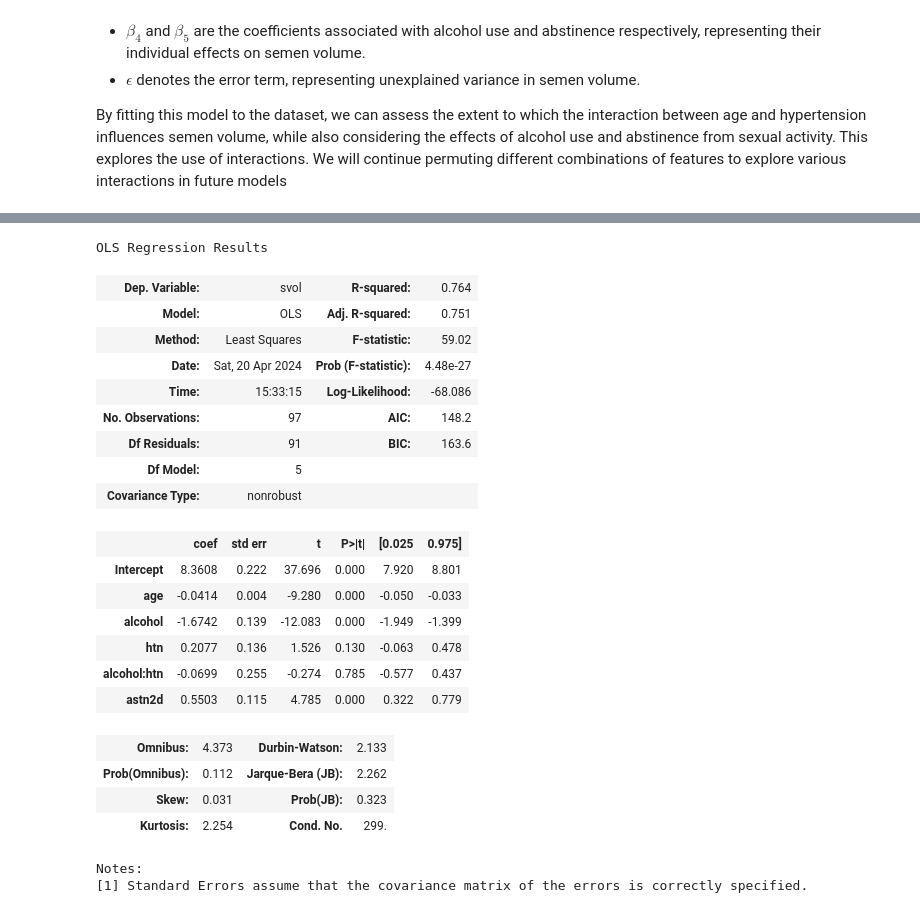
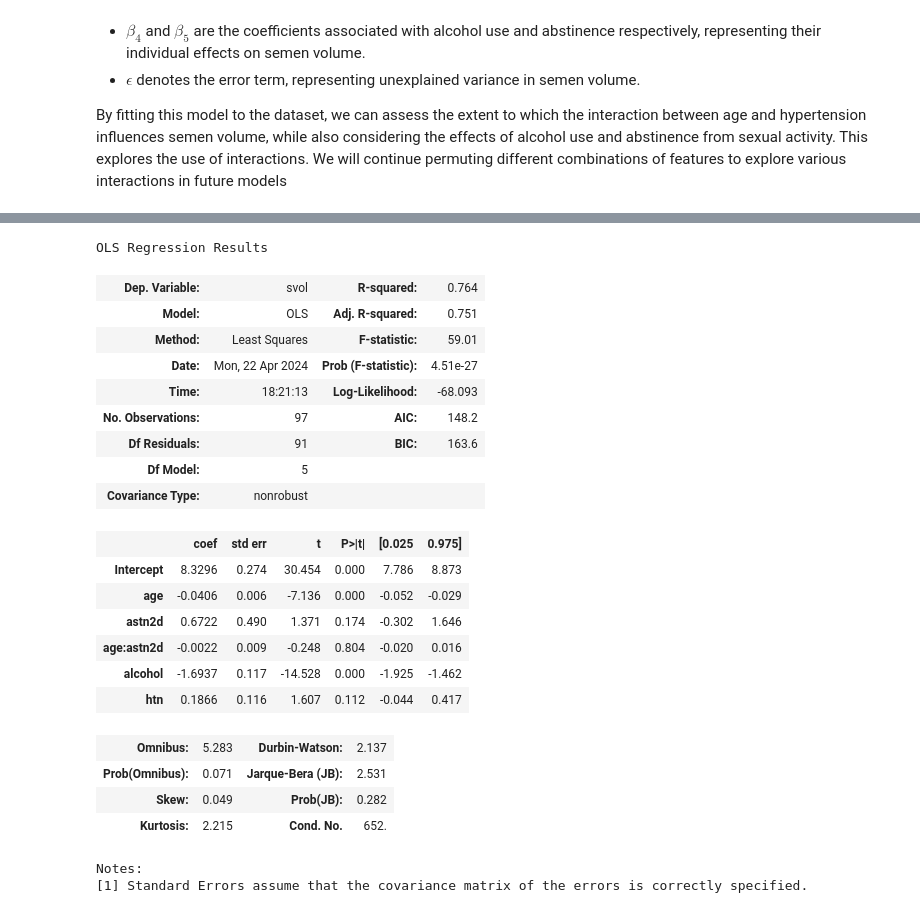
Before and after one commit to Simonlee711/UCLA-Grad-Courses, a Jupyter notebook: BIOMATH204/hw2/pset2.ipynb, the cells around one changed output, grey strips where cells are left out. Saved outputs shown, nothing was run; the diff lists cells and outputs as text; code cells hidden in the pictures.

```diff
--- a/BIOMATH204/hw2/pset2.ipynb
+++ b/BIOMATH204/hw2/pset2.ipynb
@@ -322,31 +351,31 @@ Where:
 # %%
-# Fit a multivariable linear regression model with alcohol and htn interaction
-model_2 = ols('svol ~ age + alcohol * htn + astn2d', data=df).fit()
+# Fit a multivariable linear regression model with age-astn2d and alcohol-htn interactions
+model_4 = ols('svol ~ age * astn2d + alcohol + htn', data=df).fit()
 
-# Summary of the second model
-model_2_summary = model_2.summary()
-model_2_summary
+# Summary of the fourth model
+model_4_summary = model_4.summary()
+model_4_summary
 # %% [output]
 OLS Regression Results
 | Dep. Variable: | svol | R-squared: | 0.764 |
 | Model: | OLS | Adj. R-squared: | 0.751 |
-| Method: | Least Squares | F-statistic: | 59.02 |
-| Date: | Sat, 20 Apr 2024 | Prob (F-statistic): | 4.48e-27 |
-| Time: | 15:33:15 | Log-Likelihood: | -68.086 |
+| Method: | Least Squares | F-statistic: | 59.01 |
+| Date: | Mon, 22 Apr 2024 | Prob (F-statistic): | 4.51e-27 |
+| Time: | 18:21:13 | Log-Likelihood: | -68.093 |
 | No. Observations: | 97 | AIC: | 148.2 |
 | Df Residuals: | 91 | BIC: | 163.6 |
 | Df Model: | 5 |  |  |
 | Covariance Type: | nonrobust |  |  |
 |  | coef | std err | t | P>|t| | [0.025 | 0.975] |
-| Intercept | 8.3608 | 0.222 | 37.696 | 0.000 | 7.920 | 8.801 |
-| age | -0.0414 | 0.004 | -9.280 | 0.000 | -0.050 | -0.033 |
-| alcohol | -1.6742 | 0.139 | -12.083 | 0.000 | -1.949 | -1.399 |
-| htn | 0.2077 | 0.136 | 1.526 | 0.130 | -0.063 | 0.478 |
-| alcohol:htn | -0.0699 | 0.255 | -0.274 | 0.785 | -0.577 | 0.437 |
-| astn2d | 0.5503 | 0.115 | 4.785 | 0.000 | 0.322 | 0.779 |
+| Intercept | 8.3296 | 0.274 | 30.454 | 0.000 | 7.786 | 8.873 |
+| age | -0.0406 | 0.006 | -7.136 | 0.000 | -0.052 | -0.029 |
+| astn2d | 0.6722 | 0.490 | 1.371 | 0.174 | -0.302 | 1.646 |
+| age:astn2d | -0.0022 | 0.009 | -0.248 | 0.804 | -0.020 | 0.016 |
+| alcohol | -1.6937 | 0.117 | -14.528 | 0.000 | -1.925 | -1.462 |
+| htn | 0.1866 | 0.116 | 1.607 | 0.112 | -0.044 | 0.417 |
-| Omnibus: | 4.373 | Durbin-Watson: | 2.133 |
-| Prob(Omnibus): | 0.112 | Jarque-Bera (JB): | 2.262 |
-| Skew: | 0.031 | Prob(JB): | 0.323 |
-| Kurtosis: | 2.254 | Cond. No. | 299. |
+| Omnibus: | 5.283 | Durbin-Watson: | 2.137 |
+| Prob(Omnibus): | 0.071 | Jarque-Bera (JB): | 2.531 |
+| Skew: | 0.049 | Prob(JB): | 0.282 |
+| Kurtosis: | 2.215 | Cond. No. | 652. |
 Notes:
 [1] Standard Errors assume that the covariance matrix of the errors is correctly specified.
```
Also changed, not shown: parts of 16 cells of this notebook, 3 other files.
